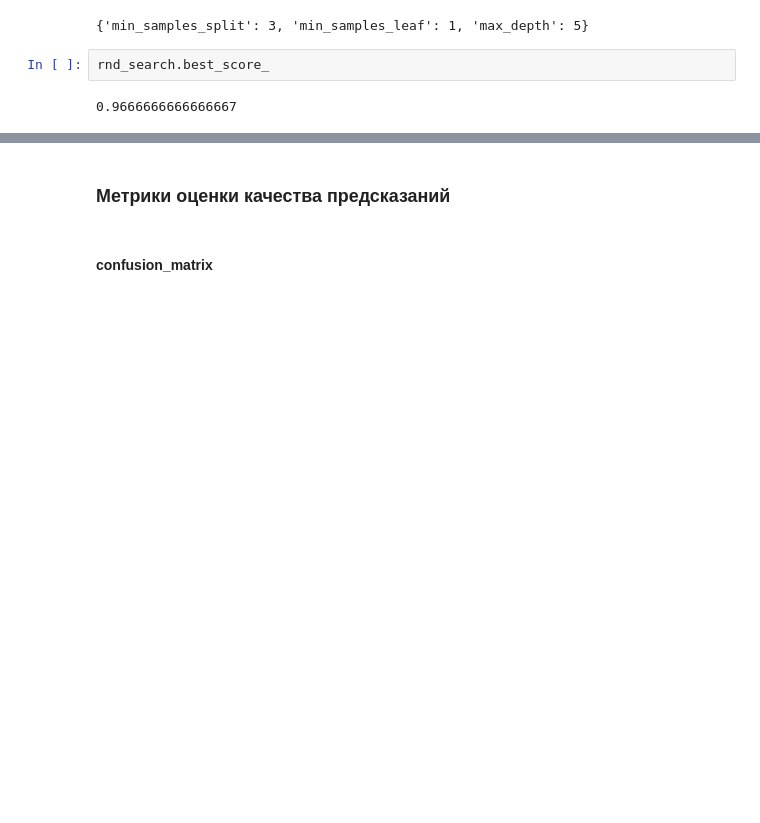
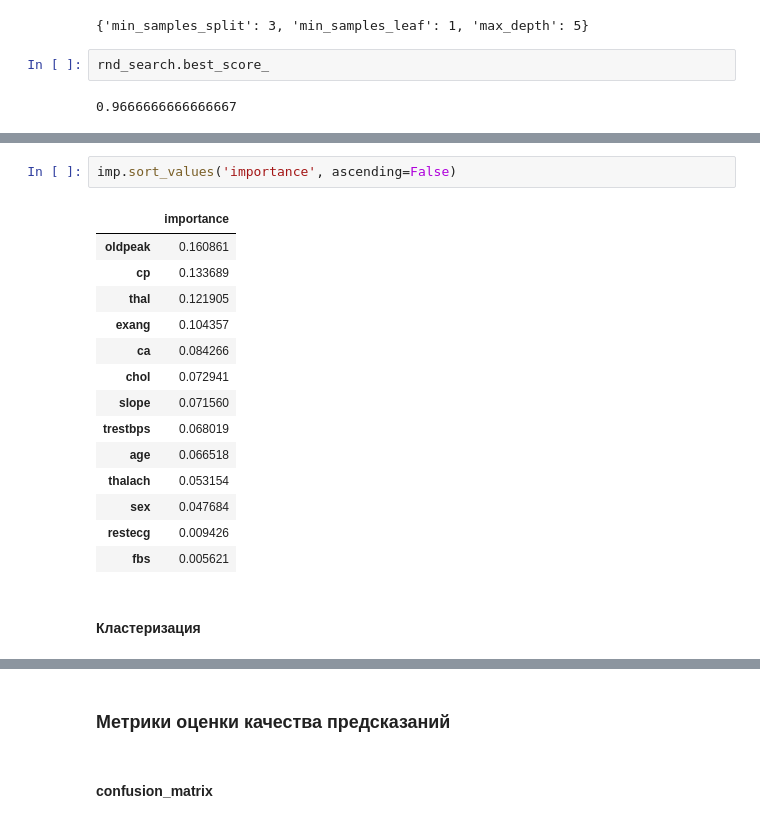
Before and after one commit to nikitosl/ML, a Jupyter notebook: ML Vacabulary.ipynb, the cells around one changed output, grey strips where cells are left out. Drawn from its saved outputs; the diff is of its cells as text; blank space fills up the shorter version.

```diff
--- a/ML Vacabulary.ipynb
+++ b/ML Vacabulary.ipynb
@@ -640,0 +720,19 @@ rnd_search.best_score_
+# %%
+imp.sort_values('importance', ascending=False)
+# %% [output]
+|  | importance |
+| oldpeak | 0.160861 |
+| cp | 0.133689 |
+| thal | 0.121905 |
+| exang | 0.104357 |
+| ca | 0.084266 |
+| chol | 0.072941 |
+| slope | 0.071560 |
+| trestbps | 0.068019 |
+| age | 0.066518 |
+| thalach | 0.053154 |
+| sex | 0.047684 |
+| restecg | 0.009426 |
+| fbs | 0.005621 |
+# %% [markdown]
+#### Кластеризация
```
Also changed, not shown: parts of 13 cells of this notebook, 2 other files.
